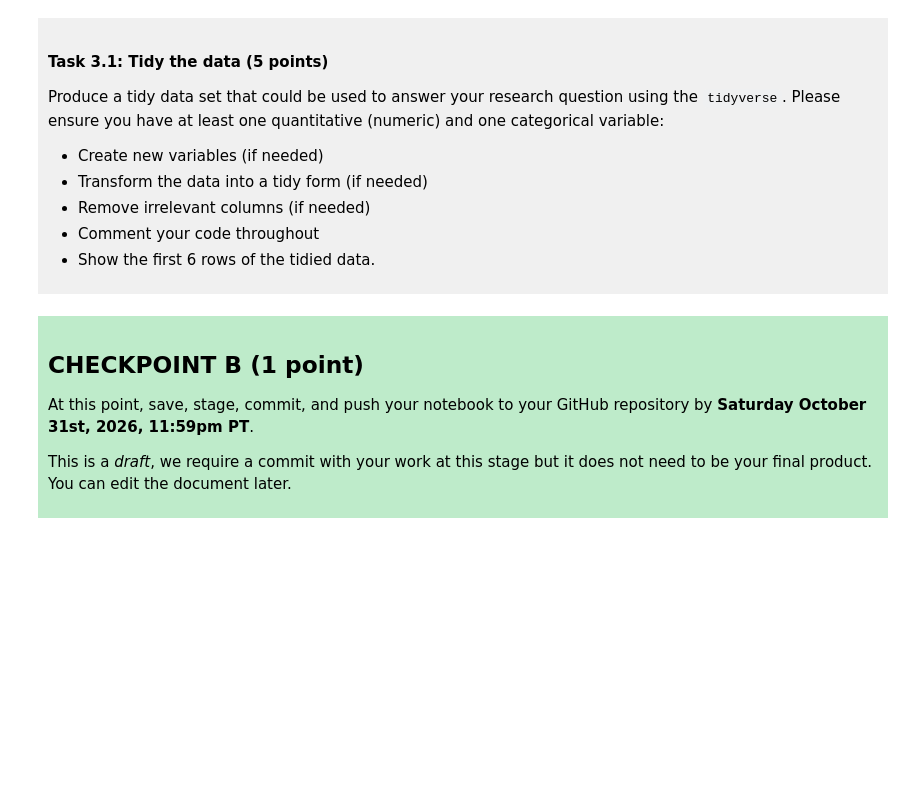
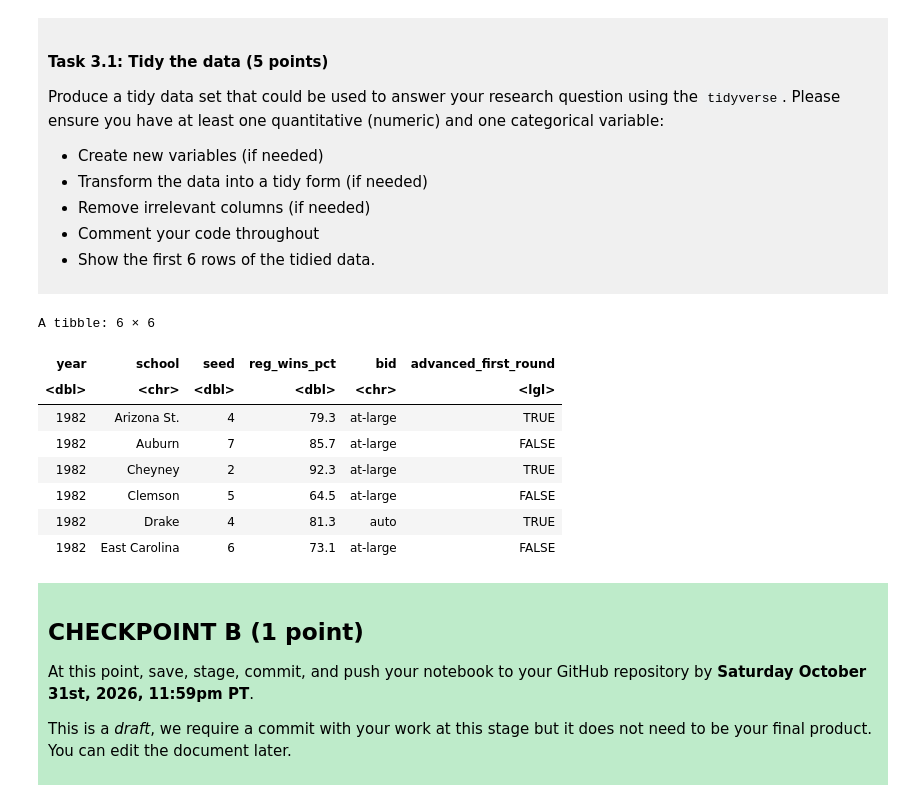
Before and after one commit to FangTangSama/dsci-100-project-henry-sun, a Jupyter notebook: dsci-100-project-notebook.ipynb, the cells around one changed output. Saved outputs shown, nothing was run; the diff lists cells and outputs as text; code cells hidden in the pictures; blank space fills up the shorter version.

```diff
--- a/dsci-100-project-notebook.ipynb
+++ b/dsci-100-project-notebook.ipynb
@@ -221,30 +221,23 @@ Produce a tidy data set that could be used to answer your research question usin
 
 </div>
 # %%
+# check if the team won in the tournament
+# select the columns needed for the project
 march_tidy <- march_raw |>
-  select(year,school,
-    seed,
-    reg_wins,
-    reg_losses,
-    reg_wins_pct,
-    bid,
-    tourney_wins
-  ) %>%
-  # Create a binary categorical outcome and factorize qualification status
-  mutate(
-    # Binary outcome: whether the team won at least one tournament game
-    advanced_first_round = factor(
-      if_else(tourney_wins > 0, "Advanced", "Eliminated"),
-      levels = c("Eliminated", "Advanced")
-    ),
-    # Categorical indicator for qualification type
-    bid_type = factor(bid, levels = c("auto", "at-large"))
-  ) %>%
-  # Relocate variables so identifiers and labels sit clearly at the front
-  select(year, school, seed, reg_wins_pct, bid_type, tourney_wins, advanced_first_round)
+  mutate(advanced_first_round = tourney_wins > 0) |>
+  select(year, school, seed, reg_wins_pct, bid, advanced_first_round)
 
-# Display the first 6 rows of the tidied dataset
-head(march_tidy, 6)
+head(march_tidy)
+# %% [output]
+A tibble: 6 × 6
+| year | school | seed | reg_wins_pct | bid | advanced_first_round |
+| <dbl> | <chr> | <dbl> | <dbl> | <chr> | <lgl> |
+| 1982 | Arizona St. | 4 | 79.3 | at-large | TRUE |
+| 1982 | Auburn | 7 | 85.7 | at-large | FALSE |
+| 1982 | Cheyney | 2 | 92.3 | at-large | TRUE |
+| 1982 | Clemson | 5 | 64.5 | at-large | FALSE |
+| 1982 | Drake | 4 | 81.3 | auto | TRUE |
+| 1982 | East Carolina | 6 | 73.1 | at-large | FALSE |
 # %% [markdown]
 <div style="background-color: #beebca; padding: 10px;">
 
```
Also changed, not shown: parts of 2 cells of this notebook.
